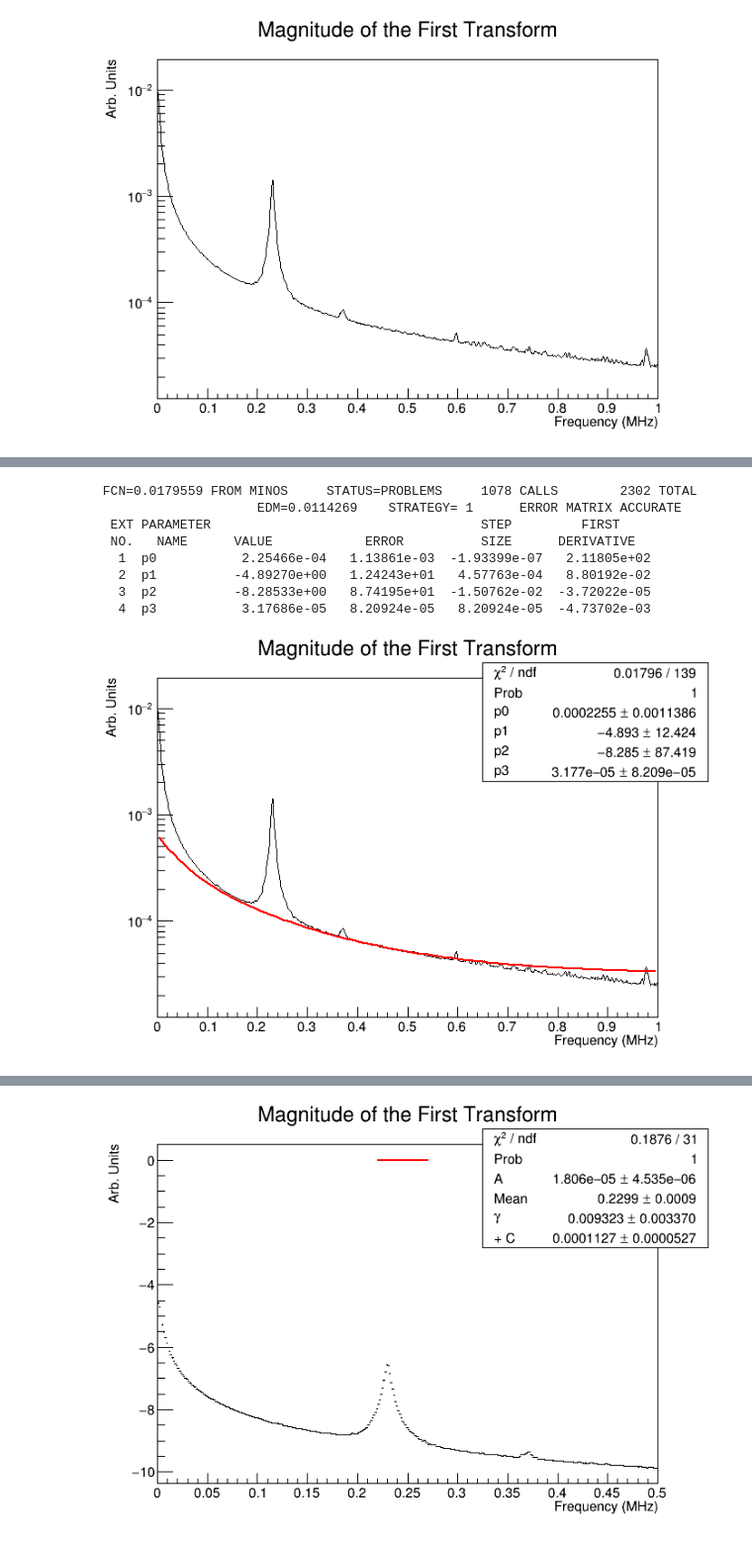
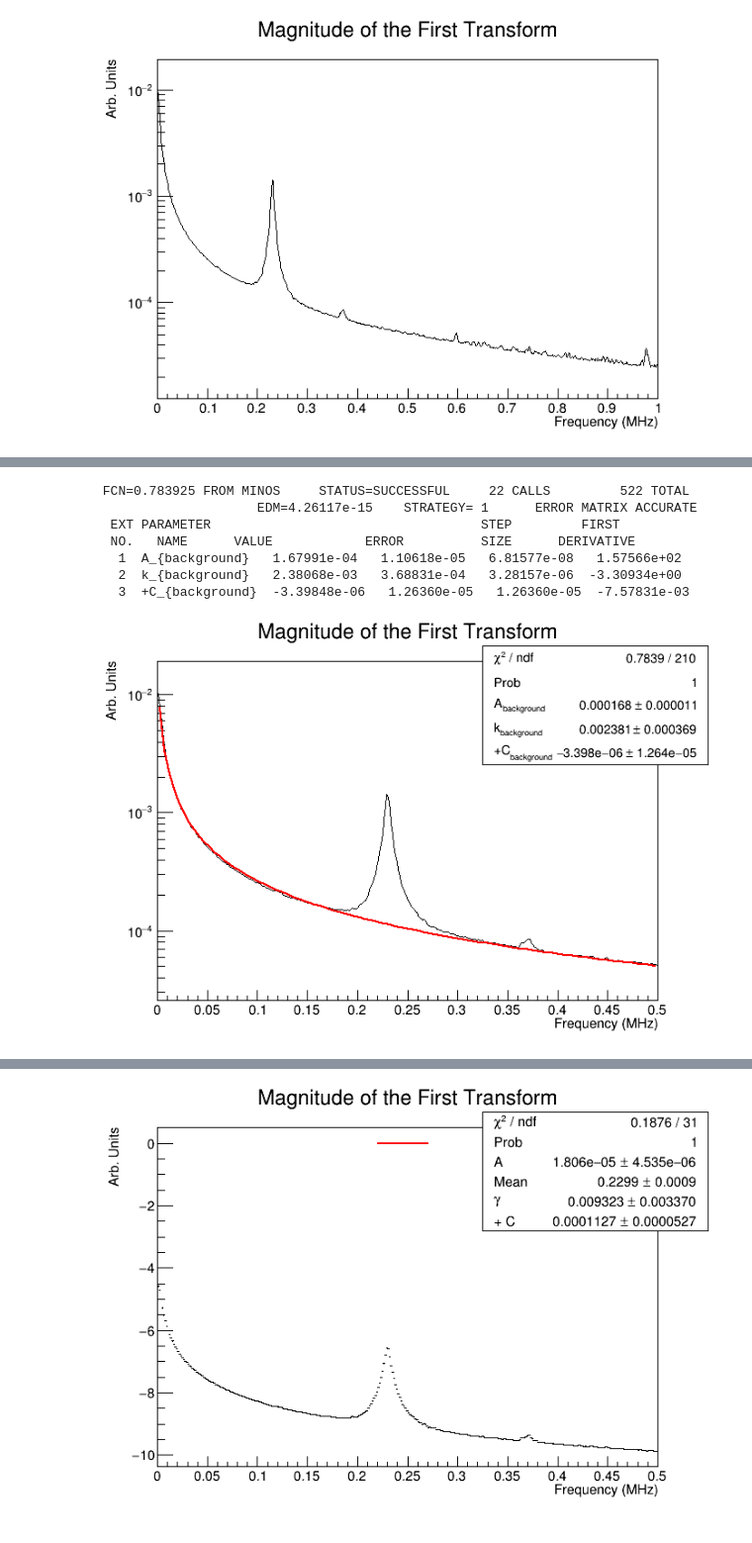
Before and after one commit to jlabounty/g-2, a Jupyter notebook: calorimeter/ComparePeakPositions.ipynb, the cells around one changed output, grey strips where cells are left out. Shown: that part at 99% size. Drawn from its saved outputs; the diff is of its cells as text; code cells hidden in the pictures.

```diff
--- a/calorimeter/ComparePeakPositions.ipynb
+++ b/calorimeter/ComparePeakPositions.ipynb
@@ -316,44 +320,54 @@ Double_t fline(Double_t *x, Double_t *par)
 {
     if (reject && x[0] > 2.5 && x[0] < 3.5) {
       TF1::RejectPoint();
       return 0;
    }
    return par[0] + par[1]*x[0];
 }
 '''
 h4 = h.DrawClone()
 
 reject = True
 
-def fline(x, p):
-    if(reject and not((x[0]>0.1 and x[0]<0.155) or (x[0]>0.30 and x[0]<0.35) or (x[0]>0.4 and x[0]<0.5) or (x[0]>0.6 and x[0]<3))):
+def fbackground(x, p):
+    if(reject and not((x[0]>0 and x[0]<0.155) or (x[0]>0.30 and x[0]<0.35) or (x[0]>0.4 and x[0]<0.5) or (x[0]>0.6 and x[0]<3))):
         r.TF1.RejectPoint()
         return 0
-    return p[0]*r.TMath.Exp(p[1]*x[0] + r.TMath.Exp(p[2]*x[0])) + p[3]
+#    return p[0]*r.TMath.Exp(p[1]*x[0] + r.TMath.Exp(p[2]*x[0])) + p[3]
+    return p[0]*r.TMath.Sqrt(p[1]*p[1] + x[0]*x[0]) / (2 * r.TMath.Pi() * r.TMath.Abs(p[1]*p[1] + x[0]*x[0])) + p[2]
 
-fl = r.TF1("fl",fline,0,3,4)
-fl.SetParameters(0.0003,-0.4,-0.5,0)
+def fsignal1(x, p):
+    if(reject and not((x[0]>0 and x[0]<0.155) or (x[0]>0.30 and x[0]<0.35) or (x[0]>0.4 and x[0]<0.5) or (x[0]>0.6 and x[0]<3))):
+        r.TF1.RejectPoint()
+        return 0
+#    return p[0]*r.TMath.Exp(p[1]*x[0] + r.TMath.Exp(p[2]*x[0])) + p[3]
+    return p[0]*r.TMath.Sqrt(p[1]*p[1] + x[0]*x[0]) / (2 * r.TMath.Pi() * r.TMath.Abs(p[1]*p[1] + x[0]*x[0])) + p[2]
+
+fl = r.TF1("fl",fbackground,0,3,3)
+fl.SetParameters(0.03,0,0)
+fl.SetParNames("A_{background}","k_{background}","+C_{background}")
 h4.Fit(fl,"REMB")
 
 reject = False
 
-fl.SetParameter(2,-10.5)
+#fl.SetParameter(2,-10.5)
 
 c4 = r.TCanvas()
 c4.SetLogy()
 
-h4.GetXaxis().SetRangeUser(0,1)
+h4.GetXaxis().SetRangeUser(0,0.5)
+#h4.GetYaxis().SetRangeUser(0.0000001,100)
+
 
 h4.Draw("HIST P0 L")
 fl.Draw("SAME")
 c4.Draw()
 # %% [output]
- FCN=0.0179559 FROM MINOS     STATUS=PROBLEMS     1078 CALLS        2302 TOTAL
-                     EDM=0.0114269    STRATEGY= 1      ERROR MATRIX ACCURATE
+ FCN=0.783925 FROM MINOS     STATUS=SUCCESSFUL     22 CALLS         522 TOTAL
+                     EDM=4.26117e-15    STRATEGY= 1      ERROR MATRIX ACCURATE
   EXT PARAMETER                                   STEP         FIRST
   NO.   NAME      VALUE            ERROR          SIZE      DERIVATIVE
-   1  p0           2.25466e-04   1.13861e-03  -1.93399e-07   2.11805e+02
-   2  p1          -4.89270e+00   1.24243e+01   4.57763e-04   8.80192e-02
-   3  p2          -8.28533e+00   8.74195e+01  -1.50762e-02  -3.72022e-05
-   4  p3           3.17686e-05   8.20924e-05   8.20924e-05  -4.73702e-03
+   1  A_{background}   1.67991e-04   1.10618e-05   6.81577e-08   1.57566e+02
+   2  k_{background}   2.38068e-03   3.68831e-04   3.28157e-06  -3.30934e+00
+   3  +C_{background}  -3.39848e-06   1.26360e-05   1.26360e-05  -7.57831e-03
-[figure, old version]
+[figure, new version]
```
Also changed, not shown: parts of 12 cells of this notebook, 3 other files.
